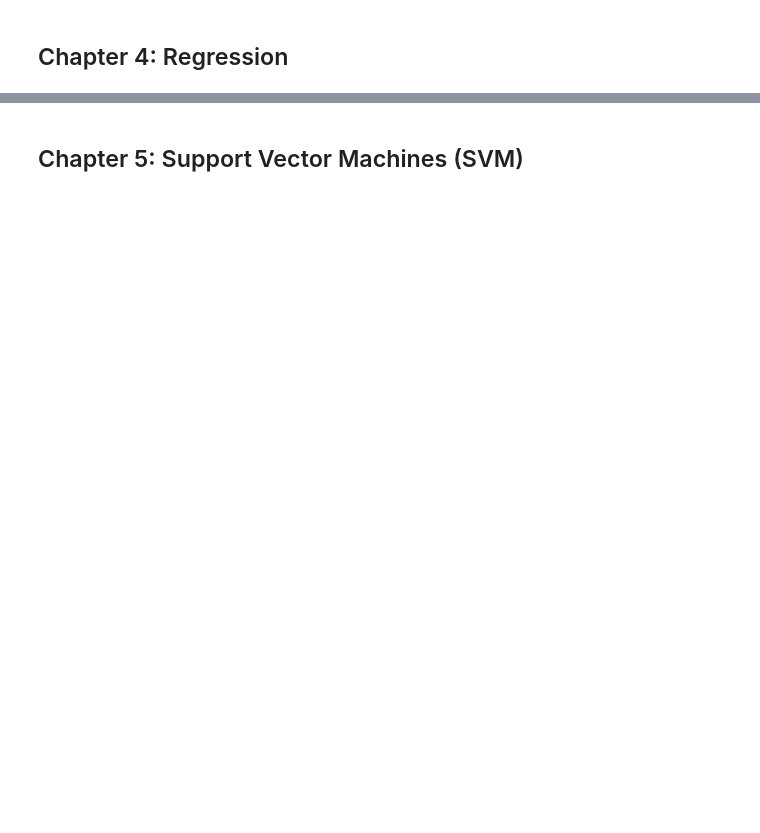
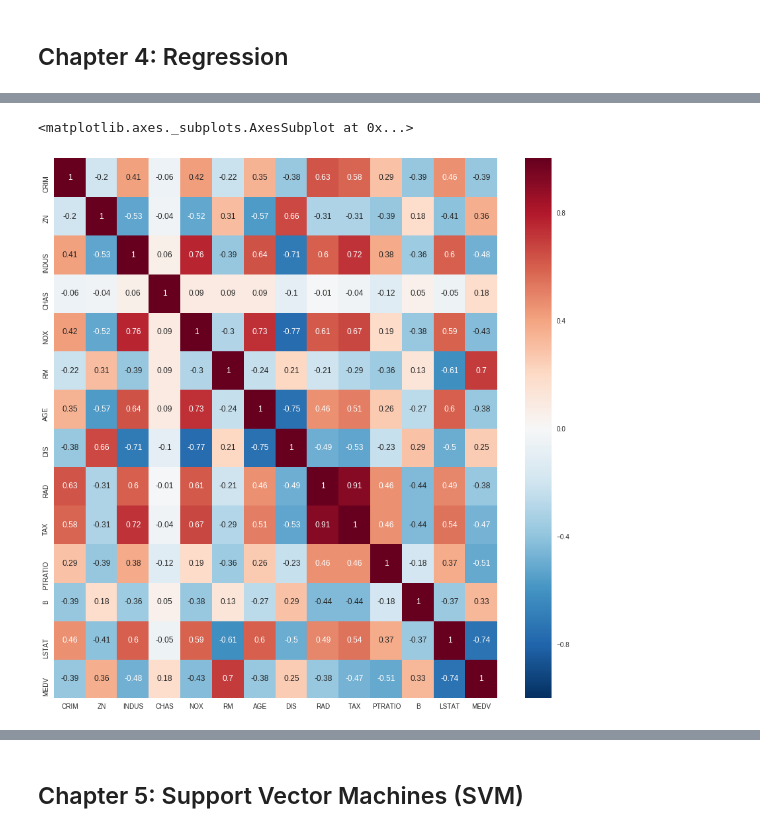
Before and after one commit to MS1227/SSE692, a Jupyter notebook: SSE692-Project2/Final/Project2_Foster_Kenton_Schnider.ipynb, the cells around one changed output, grey strips where cells are left out. Cells and saved outputs as stored; diff of their text form; code cells hidden in the pictures; blank space fills up the shorter version.

```diff
--- a/SSE692-Project2/Final/Project2_Foster_Kenton_Schnider.ipynb
+++ b/SSE692-Project2/Final/Project2_Foster_Kenton_Schnider.ipynb
@@ -110,0 +255,9 @@ Jake, Jonathan, Matt will be a team for both Project 2 and Project 3. Before the
+# %%
+corr_matrix = data.corr().round(2)
+
+fig, axs = plt.subplots(nrows=1, ncols=1, figsize=(15,15))
+
+sns.heatmap(data=corr_matrix, annot=True, ax=axs)
+# %% [output]
+<matplotlib.axes._subplots.AxesSubplot at 0x...>
+[figure, added]
```
Also changed, not shown: parts of 78 cells of this notebook, 1 other file.
